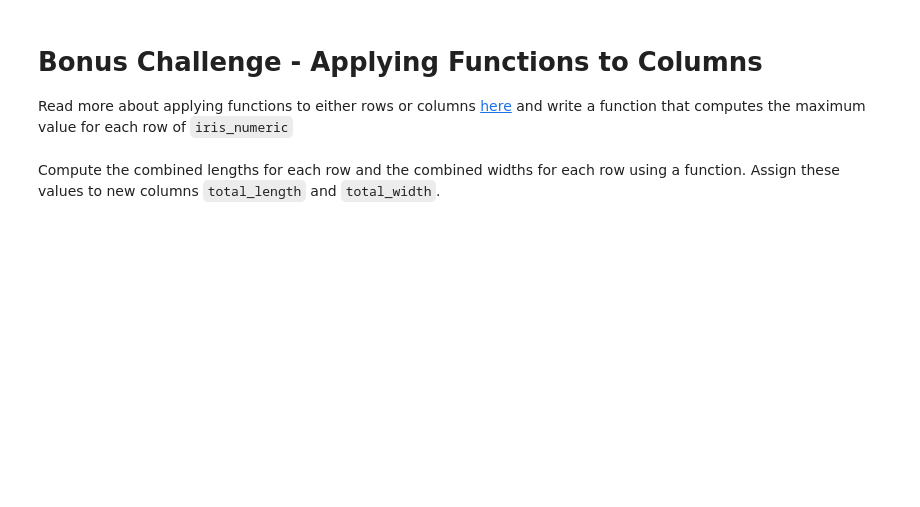
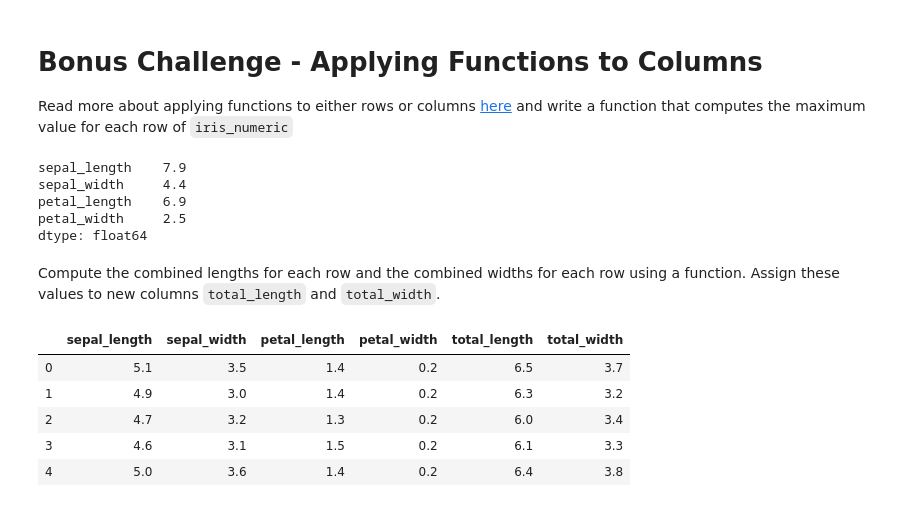
Before and after one commit to ta-datapt-bcn/lab-functional-programming, a Jupyter notebook: your-code/main.ipynb, the cells around one changed output. Cells and saved outputs as stored; diff of their text form; code cells hidden in the pictures; blank space fills up the shorter version.

```diff
--- a/your-code/main.ipynb
+++ b/your-code/main.ipynb
@@ -114,0 +157,3 @@ The measurements are in centimeters. Let's convert them all to inches. First, we
+# %%
+iris_numeric = iris[['sepal_length','sepal_width','petal_length','petal_width']]
+iris_numeric.head()
@@ -149,2 +224,17 @@ Read more about applying functions to either rows or columns [here](https://pand
+# %%
+# Your code here:
+def max_in_rows(x):
+    # This function computes the maximun value for each column
+    # Input: Numeric dataframe
+    # Output: Serie
+    return x.apply(max,axis=0)
+
+max_in_rows(iris_numeric)
+# %% [output]
+sepal_length    7.9
+sepal_width     4.4
+petal_length    6.9
+petal_width     2.5
+dtype: float64
 # %% [markdown]
 Compute the combined lengths for each row and the combined widths for each row using a function. Assign these values to new columns `total_length` and `total_width`.
@@ -152,0 +241,12 @@ Compute the combined lengths for each row and the combined widths for each row u
+# %%
+# Your code here:
+iris_numeric['total_length'] = iris_numeric['sepal_length'] + iris_numeric['petal_length']
+iris_numeric['total_width'] = iris_numeric['sepal_width'] + iris_numeric['petal_width']
+iris_numeric.head()
+# %% [output]
+|  | sepal_length | sepal_width | petal_length | petal_width | total_length | total_width |
+| 0 | 5.1 | 3.5 | 1.4 | 0.2 | 6.5 | 3.7 |
+| 1 | 4.9 | 3.0 | 1.4 | 0.2 | 6.3 | 3.2 |
+| 2 | 4.7 | 3.2 | 1.3 | 0.2 | 6.0 | 3.4 |
+| 3 | 4.6 | 3.1 | 1.5 | 0.2 | 6.1 | 3.3 |
+| 4 | 5.0 | 3.6 | 1.4 | 0.2 | 6.4 | 3.8 |
```
Also changed, not shown: parts of 15 cells of this notebook, 2 other files.
